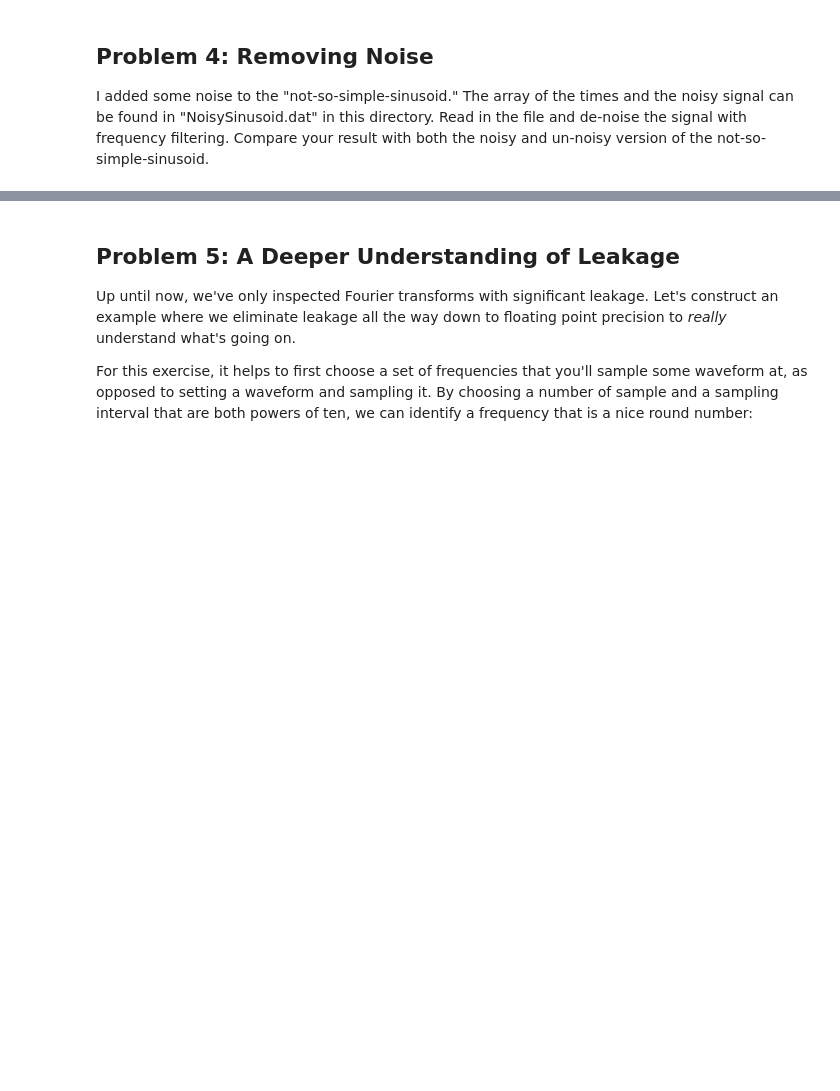
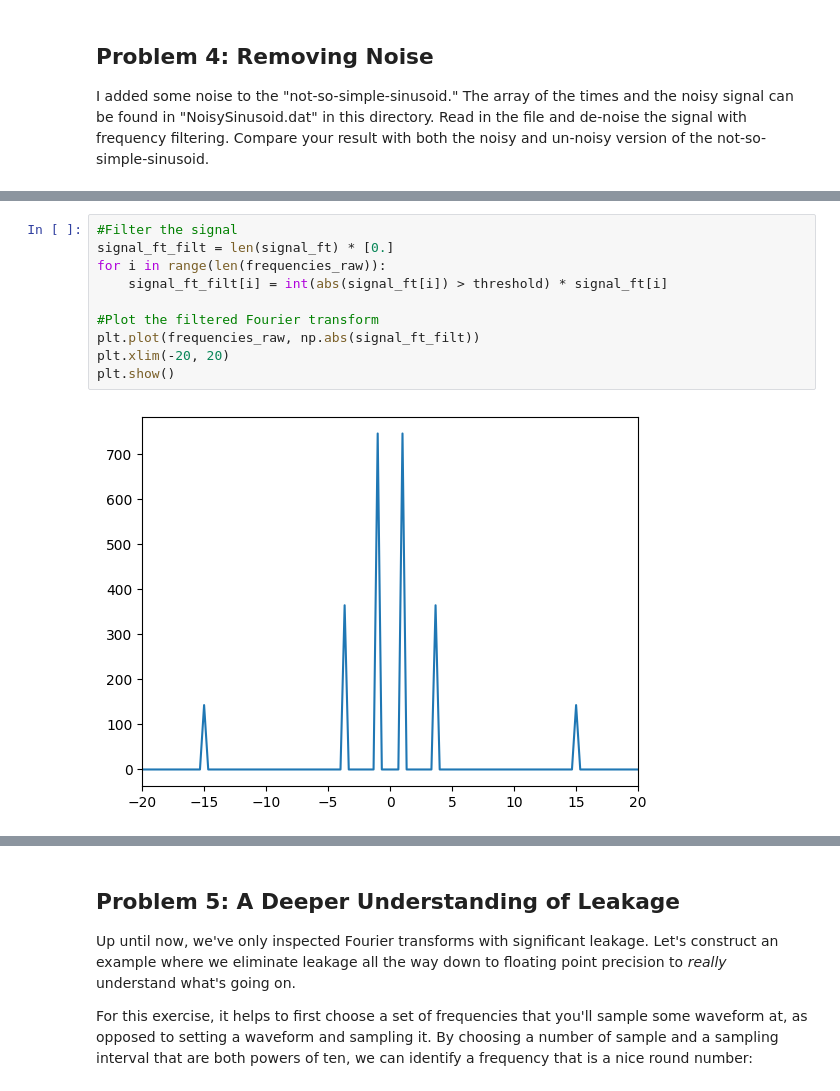
Before and after one commit to amasegian/Session-27, a Jupyter notebook: Day1/FourierMethodsProblem1.ipynb, the cells around one changed output, grey strips where cells are left out. Cells and saved outputs as stored; diff of their text form; blank space fills up the shorter version.

```diff
--- a/Day1/FourierMethodsProblem1.ipynb
+++ b/Day1/FourierMethodsProblem1.ipynb
@@ -238,0 +281,12 @@ I added some noise to the "not-so-simple-sinusoid." The array of the times and t
+# %%
+#Filter the signal
+signal_ft_filt = len(signal_ft) * [0.]
+for i in range(len(frequencies_raw)):
+    signal_ft_filt[i] = int(abs(signal_ft[i]) > threshold) * signal_ft[i]
+
+#Plot the filtered Fourier transform
+plt.plot(frequencies_raw, np.abs(signal_ft_filt))
+plt.xlim(-20, 20)
+plt.show()
+# %% [output]
+[figure, added]
```
Also changed, not shown: parts of 7 cells of this notebook.
